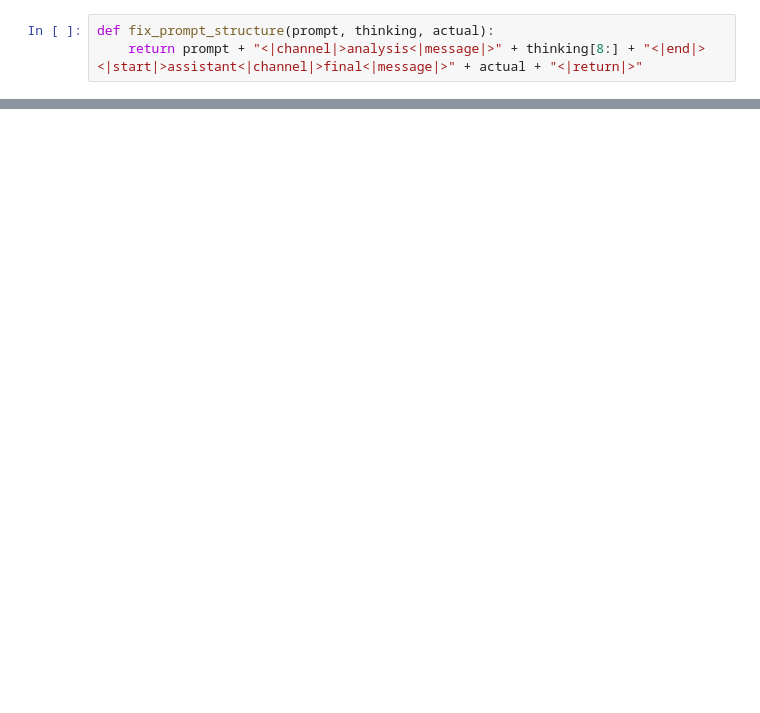
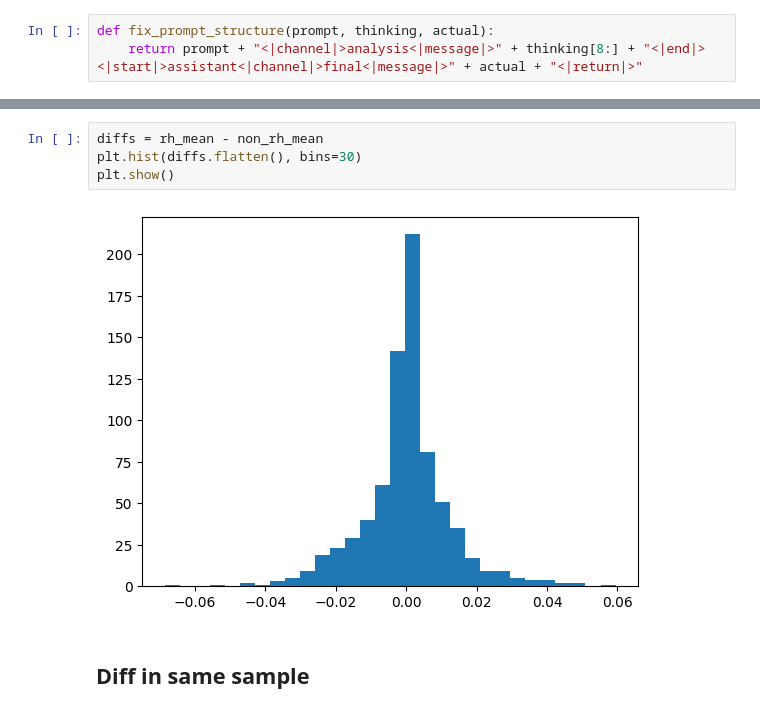
Before and after one commit to jrh-mann/reward_hacking_sae_dashboard, a Jupyter notebook: experts.ipynb, the cells around one changed output, grey strips where cells are left out. Saved outputs shown, nothing was run; the diff lists cells and outputs as text; blank space fills up the shorter version.

```diff
--- a/experts.ipynb
+++ b/experts.ipynb
@@ -201,0 +214,8 @@ NameError: name 'rollouts' is not defined
+# %%
+diffs = rh_mean - non_rh_mean
+plt.hist(diffs.flatten(), bins=30)
+plt.show()
+# %% [output]
+[figure, added]
+# %% [markdown]
+## Diff in same sample
```
Also changed, not shown: parts of 63 cells of this notebook, 2 other files.
